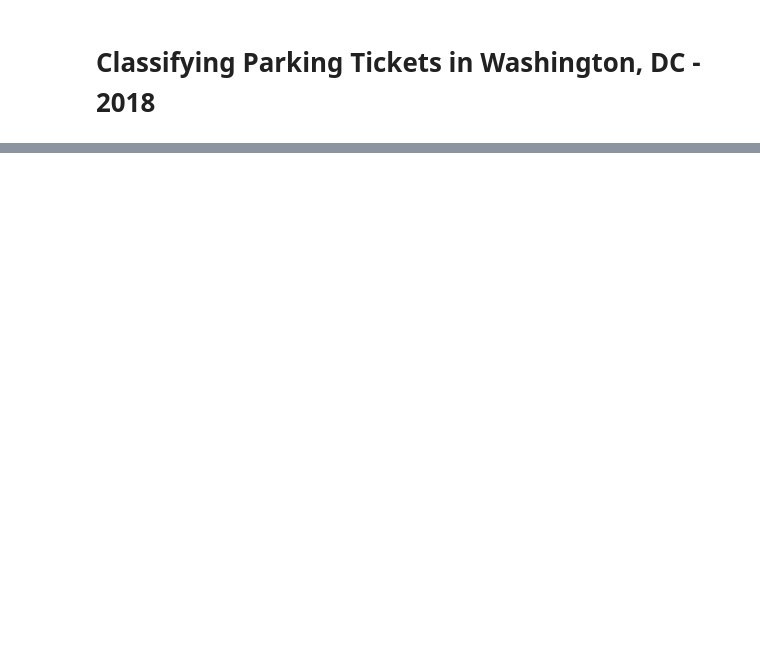
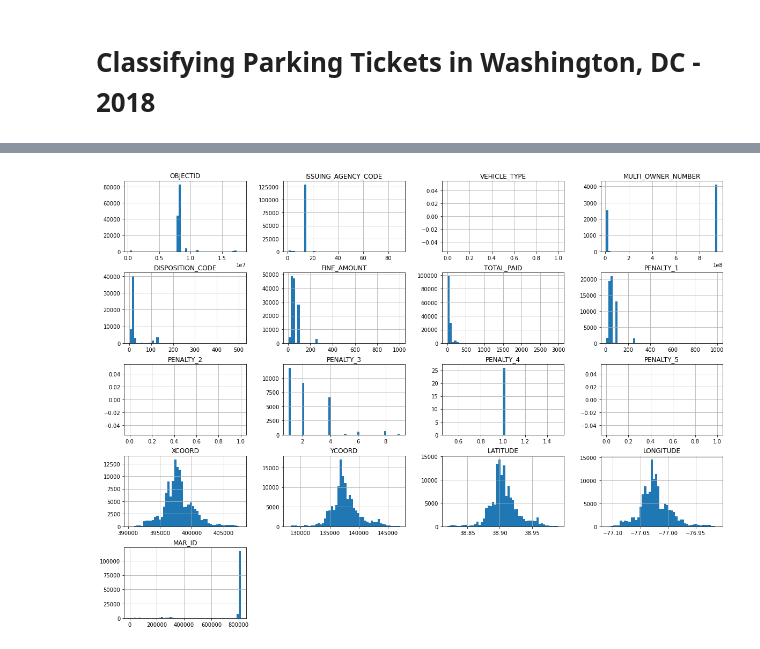
Before and after one commit to burgwyn/DATA601-Final, a Jupyter notebook: notebooks/Report.ipynb, the cells around one changed output, grey strips where cells are left out. Drawn from its saved outputs; the diff is of its cells as text; code cells hidden in the pictures; blank space fills up the shorter version.

```diff
--- a/notebooks/Report.ipynb
+++ b/notebooks/Report.ipynb
@@ -94 +96,7 @@ This is supervised learning problem, targeting a custom column, `DISPOSITION_RES
+# %%
+# load pandas for data analysis
+import pandas as pd
+
+# load dataset
+parking_violations = pd.read_csv('../data/sample/Parking_Violations_Issued_in_August_2018.csv')
 # %% [markdown]
@@ -117,0 +141,7 @@ This is supervised learning problem, targeting a custom column, `DISPOSITION_RES
+# %%
+import matplotlib.pyplot as plt
+%matplotlib inline
+parking_violations.hist(bins=50, figsize=(20,15))
+plt.show()
+# %% [output]
+[figure, added]
```
Also changed, not shown: parts of 15 cells of this notebook.
